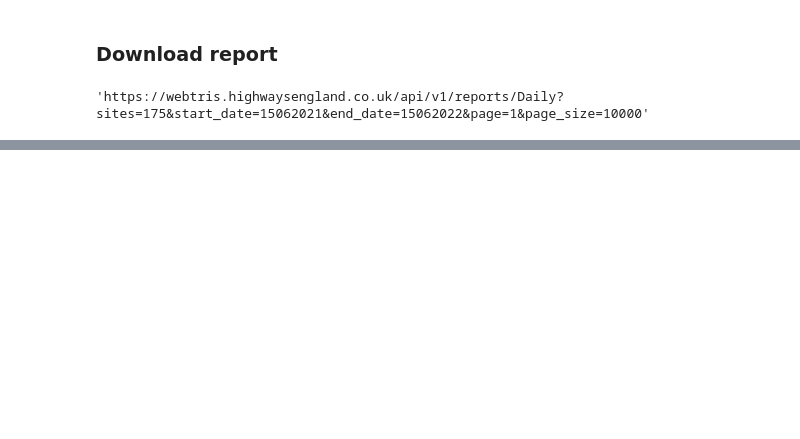
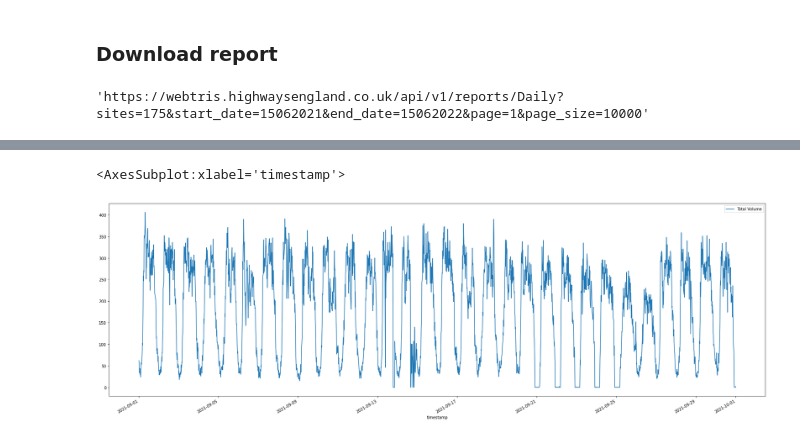
Before and after one commit to JakeRobertBaker/Highways, a Jupyter notebook: Queries.ipynb, the cells around one changed output, grey strips where cells are left out. Drawn from its saved outputs; the diff is of its cells as text; code cells hidden in the pictures; blank space fills up the shorter version.

Commit message:
data cleaned

```diff
--- a/Queries.ipynb
+++ b/Queries.ipynb
@@ -211,4 +243,4 @@ def get_site_report(site_id, start_date=15062021, end_date = 15062022):
 
     return report_df, header
 # %%
-x1, x2= get_site_report(175)
+report, header = get_site_report(example_id)
@@ -238,0 +249,15 @@ x1
+# %%
+def get_timestamp(row):
+    year, month,day = row['Report Date'].split('T')[0].split('-')
+    hour, minute, second = row['Time Period Ending'].split(':')
+
+    return datetime.datetime(int(year),int(month),int(day), int(hour), int(minute))
+# %%
+report['timestamp'] = report.apply(get_timestamp,axis=1)
+# %%
+# Filter out poins with no data
+clean_report = report.loc[report['Total Volume'] != '']
+# Convert Total Volume to interger
+clean_report = clean_report.astype({'Total Volume': 'int32'})
+clean_report = clean_report.reset_index(drop=True)
+clean_report
@@ -238,0 +278,6 @@ x1
+# %%
+filterd_report = clean_report.loc[clean_report['timestamp'].dt.to_period('M')  == '2021-09']
+filterd_report.plot('timestamp','Total Volume', figsize = (30,10))
+# %% [output]
+<AxesSubplot:xlabel='timestamp'>
+[figure, added]
```
Also changed, not shown: parts of 18 cells of this notebook, 4 other files.
